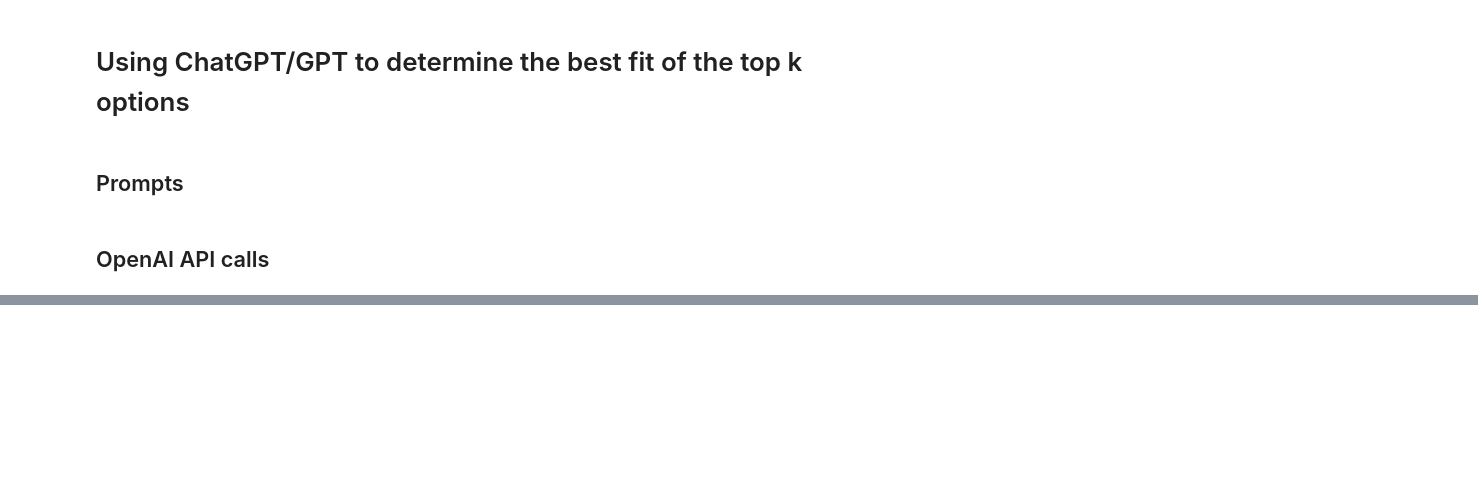
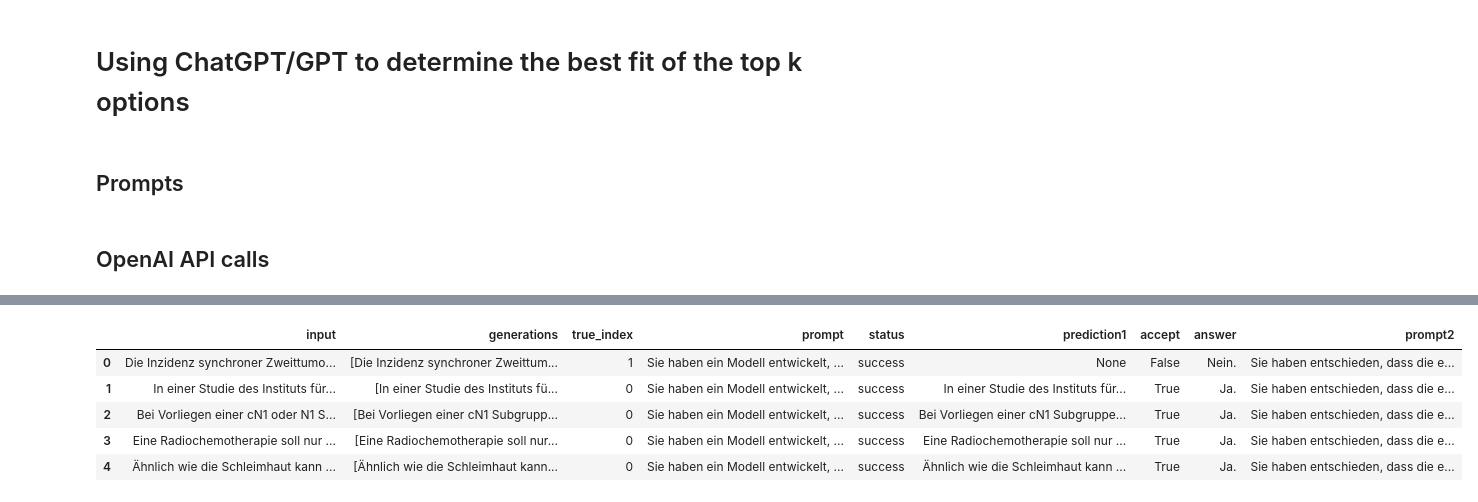
Before and after one commit to hpi-dhc/ggponc_ellipses, a Jupyter notebook: notebooks/05_TopK.ipynb, the cells around one changed output, grey strips where cells are left out. Drawn from its saved outputs; the diff is of its cells as text; code cells hidden in the pictures; blank space fills up the shorter version.

```diff
--- a/notebooks/05_TopK.ipynb
+++ b/notebooks/05_TopK.ipynb
@@ -94,3 +178,19 @@ def generate_prompt_other_options(predictions):
     return beginning + answers + end
+# %%
+def generate_best_fit_prompts(samples, outputs, ground_truths, prompt_fn):
+    prompt_df = []
+    for i, sample in enumerate(samples):
+        generations = [entry['generated_text'] for entry in outputs[i]]
+        ground_truth = ground_truths[i]
+        true_index = generations.index(ground_truth) if ground_truth in generations else -1
+
+        prompt_df.append({
+            'input' : sample,
+            'generations' : generations,
+            'true_index' : true_index,
+            'prompt' : prompt_fn(sample, generations)
+        })
+
+    return pd.DataFrame(prompt_df)
 # %% [markdown]
 ## OpenAI API calls
@@ -294,0 +442,3 @@ scores
+# %%
+results_5 = pd.read_parquet(output_path / 'results_top5.parquet')
+results_5.head()
@@ -294,0 +452,3 @@ scores
+# %%
+prompt2predictions_1 = pd.read_parquet(output_path / 'prompt2predictions_1.parquet')
+prompt2predictions_1.head()
@@ -294,0 +462,3 @@ scores
+# %%
+other_options_prompts = generate_best_fit_prompts(results_5.original, results_5.outputs_k, results_5.ground_truth, generate_prompt_other_options)
+print(other_options_prompts.iloc[0].prompt)
@@ -294,0 +474,10 @@ scores
+# %%
+prompt2predictions_2 = pd.concat([prompt2predictions_1, other_options_prompts.prompt.rename('prompt2')], axis=1)
+prompt2predictions_2.head()
+# %% [output]
+|  | input | generations | true_index | prompt | status | prediction1 | accept | answer | prompt2 |
+| 0 | Die Inzidenz synchroner Zweittumo... | [Die Inzidenz synchroner Zweittum... | 1 | Sie haben ein Modell entwickelt, ... | success | None | False | Nein. | Sie haben entschieden, dass die e... |
+| 1 | In einer Studie des Instituts für... | [In einer Studie des Instituts fü... | 0 | Sie haben ein Modell entwickelt, ... | success | In einer Studie des Instituts für... | True | Ja. | Sie haben entschieden, dass die e... |
+| 2 | Bei Vorliegen einer cN1 oder N1 S... | [Bei Vorliegen einer cN1 Subgrupp... | 0 | Sie haben ein Modell entwickelt, ... | success | Bei Vorliegen einer cN1 Subgruppe... | True | Ja. | Sie haben entschieden, dass die e... |
+| 3 | Eine Radiochemotherapie soll nur ... | [Eine Radiochemotherapie soll nur... | 0 | Sie haben ein Modell entwickelt, ... | success | Eine Radiochemotherapie soll nur ... | True | Ja. | Sie haben entschieden, dass die e... |
+| 4 | Ähnlich wie die Schleimhaut kann ... | [Ähnlich wie die Schleimhaut kann... | 0 | Sie haben ein Modell entwickelt, ... | success | Ähnlich wie die Schleimhaut kann ... | True | Ja. | Sie haben entschieden, dass die e... |
```
Also changed, not shown: parts of 77 cells of this notebook, 2 other files.
